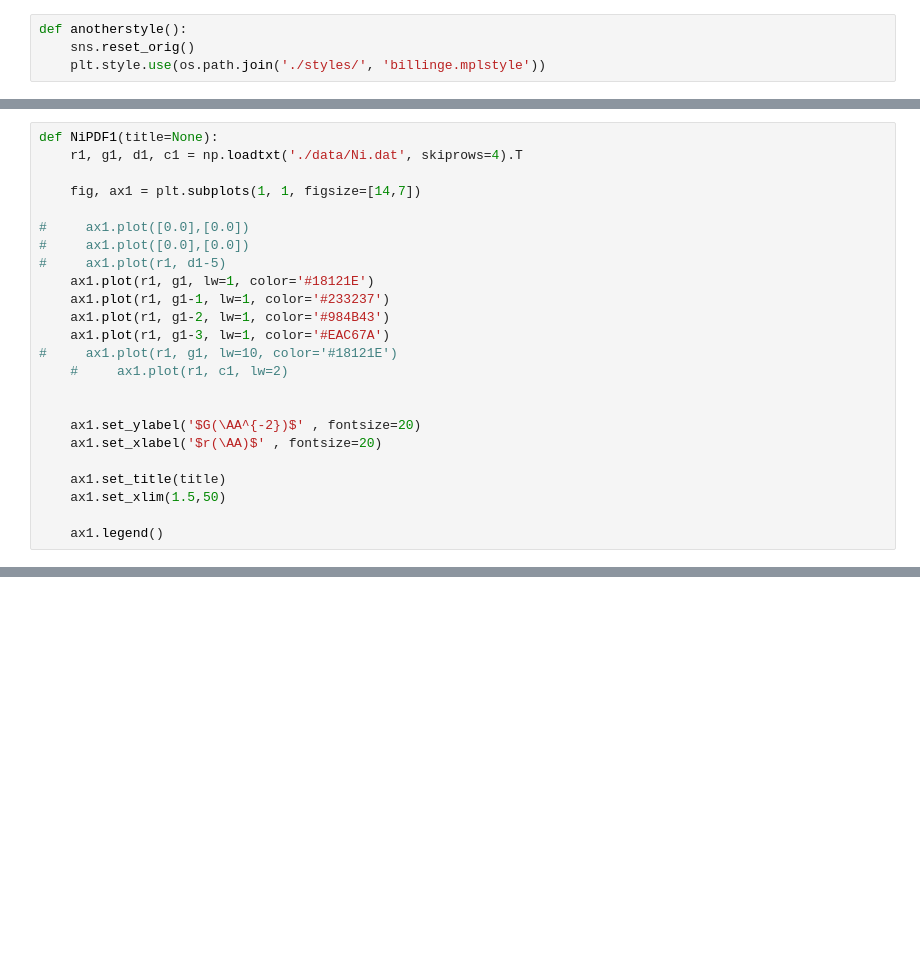
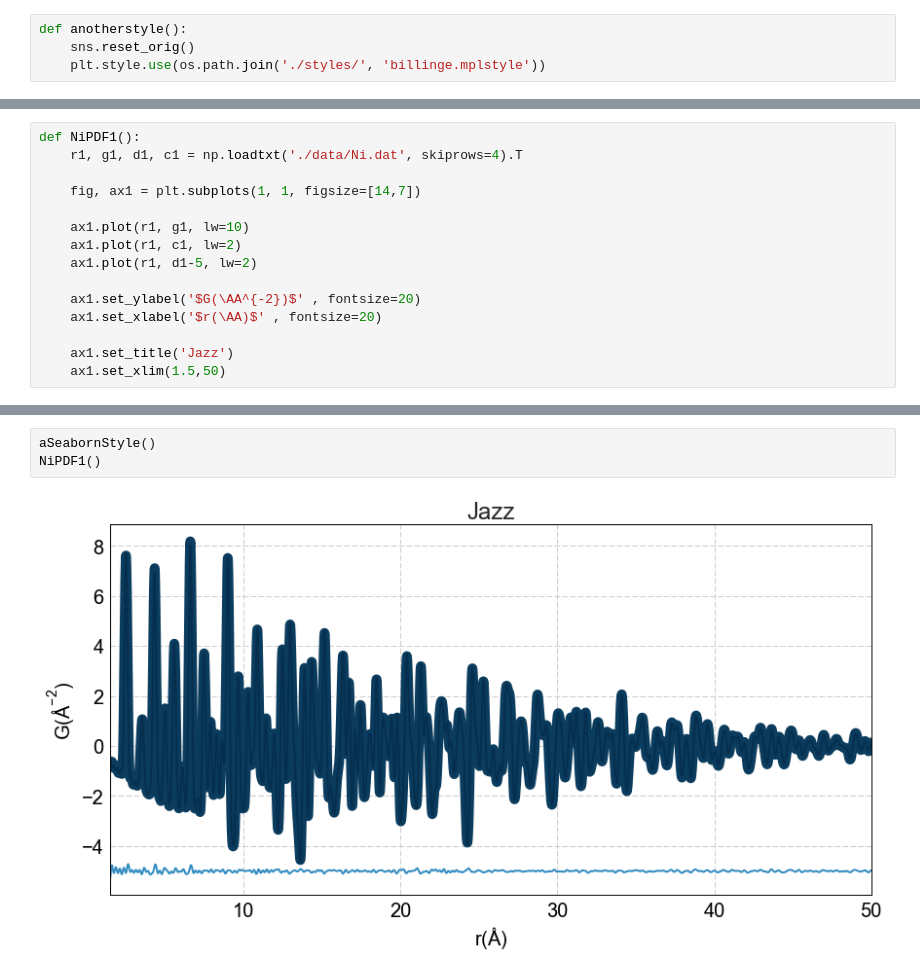
Before and after one commit to pdfttp/styles, a Jupyter notebook: billinge_figs_refining.ipynb, the cells around one changed output, grey strips where cells are left out. Drawn from its saved outputs; the diff is of its cells as text; blank space fills up the shorter version.

```diff
--- a/billinge_figs_refining.ipynb
+++ b/billinge_figs_refining.ipynb
@@ -58,24 +51,15 @@ sinplot()
 # %%
-def NiPDF1(title=None):
+def NiPDF1():
     r1, g1, d1, c1 = np.loadtxt('./data/Ni.dat', skiprows=4).T
 
     fig, ax1 = plt.subplots(1, 1, figsize=[14,7])
 
-#     ax1.plot([0.0],[0.0])
-#     ax1.plot([0.0],[0.0])
-#     ax1.plot(r1, d1-5)
-    ax1.plot(r1, g1, lw=1, color='#18121E')
-    ax1.plot(r1, g1-1, lw=1, color='#233237')
-    ax1.plot(r1, g1-2, lw=1, color='#984B43')
-    ax1.plot(r1, g1-3, lw=1, color='#EAC67A')
-#     ax1.plot(r1, g1, lw=10, color='#18121E')
-    #     ax1.plot(r1, c1, lw=2)
-
+    ax1.plot(r1, g1, lw=10)
+    ax1.plot(r1, c1, lw=2)
+    ax1.plot(r1, d1-5, lw=2)
 
     ax1.set_ylabel('$G(\AA^{-2})$' , fontsize=20)
     ax1.set_xlabel('$r(\AA)$' , fontsize=20)
 
-    ax1.set_title(title)
+    ax1.set_title('Jazz')
     ax1.set_xlim(1.5,50)
-
-    ax1.legend()
@@ -179,0 +89,5 @@ sns.set
+# %%
+aSeabornStyle()
+NiPDF1()
+# %% [output]
+[figure, added]
```
Also changed, not shown: parts of 21 cells of this notebook, 2 other files.
